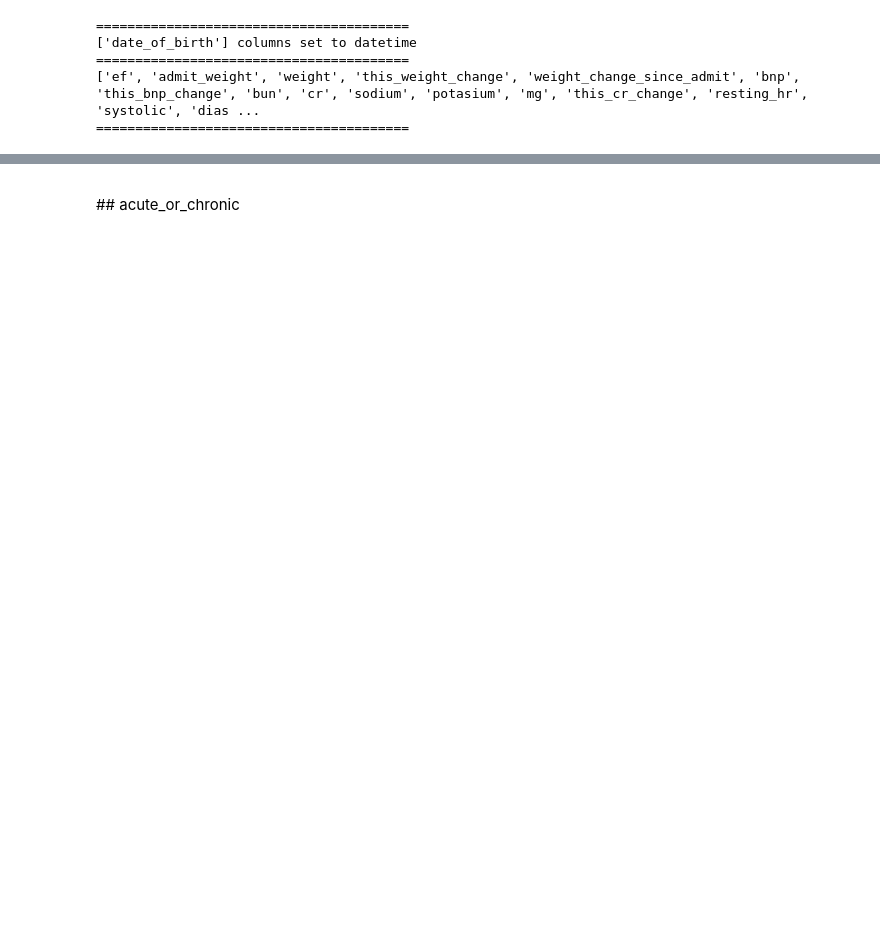
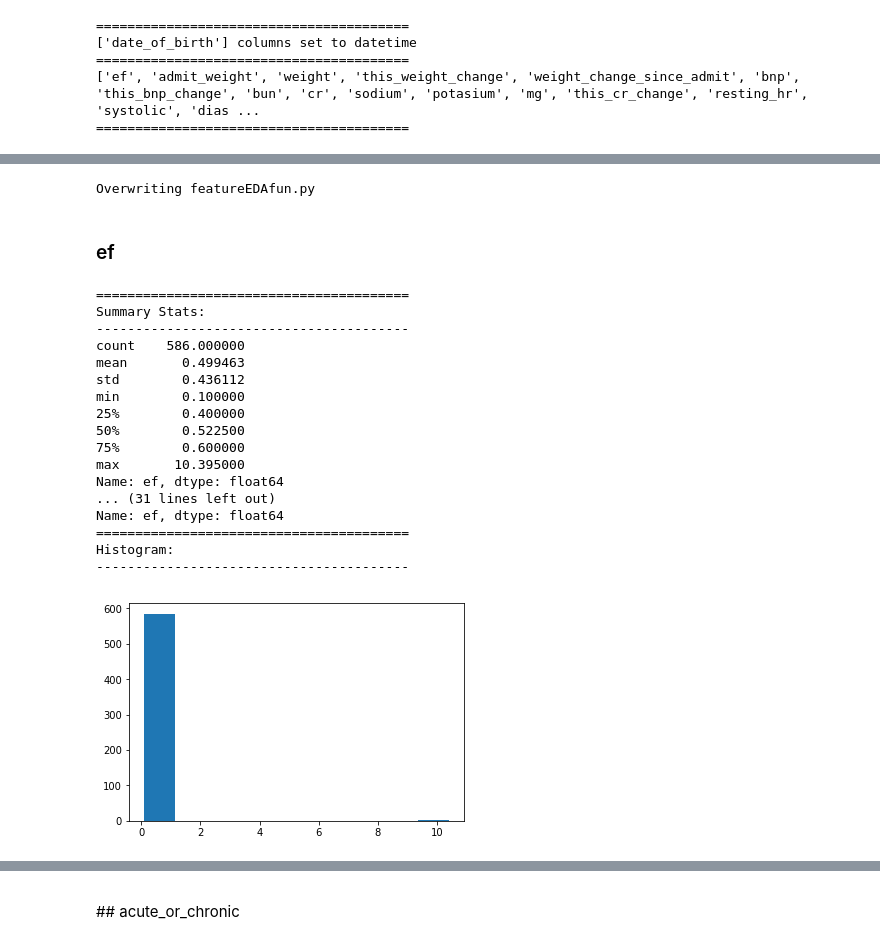
Before and after one commit to sjmalice/Cardiac, a Jupyter notebook: SimonEDA.ipynb, the cells around one changed output, grey strips where cells are left out. Saved outputs shown, nothing was run; the diff lists cells and outputs as text; code cells hidden in the pictures; blank space fills up the shorter version.

```diff
--- a/SimonEDA.ipynb
+++ b/SimonEDA.ipynb
@@ -154,0 +98,36 @@ df.shape
+# %%
+%%writefile featureEDAfun.py
+import pandas as pd
+import matplotlib.pyplot as plt
+
+def numericFeatureAnalysis(df, feature):
+    '''
+    Performs basic EDA on a single feature of a pandas data frame
+
+    Keyword Arguments
+    -----------------
+    df -- The data frame
+    feature -- The feature to analyse
+    '''
+    print("="*40)
+    print("Summary Stats:")
+    print("-"*40)
+    print(df[feature].describe())
+    print("="*40)
+    print("Number of missing values:")
+    print("-"*40)
+    print(df[feature].isna().sum())
+    print("="*40)
+    print("Min 10 values:")
+    print("-"*40)
+    print(df[feature].dropna().sort_values().head(10))
+    print("="*40)
+    print("Max 10 values:")
+    print("-"*40)
+    print(df[feature].dropna().sort_values().tail(10))
+    print("="*40)
+    print("Histogram:")
+    print("-"*40)
+    plt.hist(df[feature].dropna())
+# %% [output]
+Overwriting featureEDAfun.py
@@ -154,0 +136,23 @@ df.shape
+# %% [markdown]
+### ef
+# %%
+numericFeatureAnalysis(df, "ef")
+# %% [output]
+========================================
+Summary Stats:
+----------------------------------------
+count    586.000000
+mean       0.499463
+std        0.436112
+min        0.100000
+25%        0.400000
+50%        0.522500
+75%        0.600000
+max       10.395000
+Name: ef, dtype: float64
+... (31 lines left out)
+Name: ef, dtype: float64
+========================================
+Histogram:
+----------------------------------------
+[figure, added]
```
Also changed, not shown: parts of 191 cells of this notebook, 2 other files.
